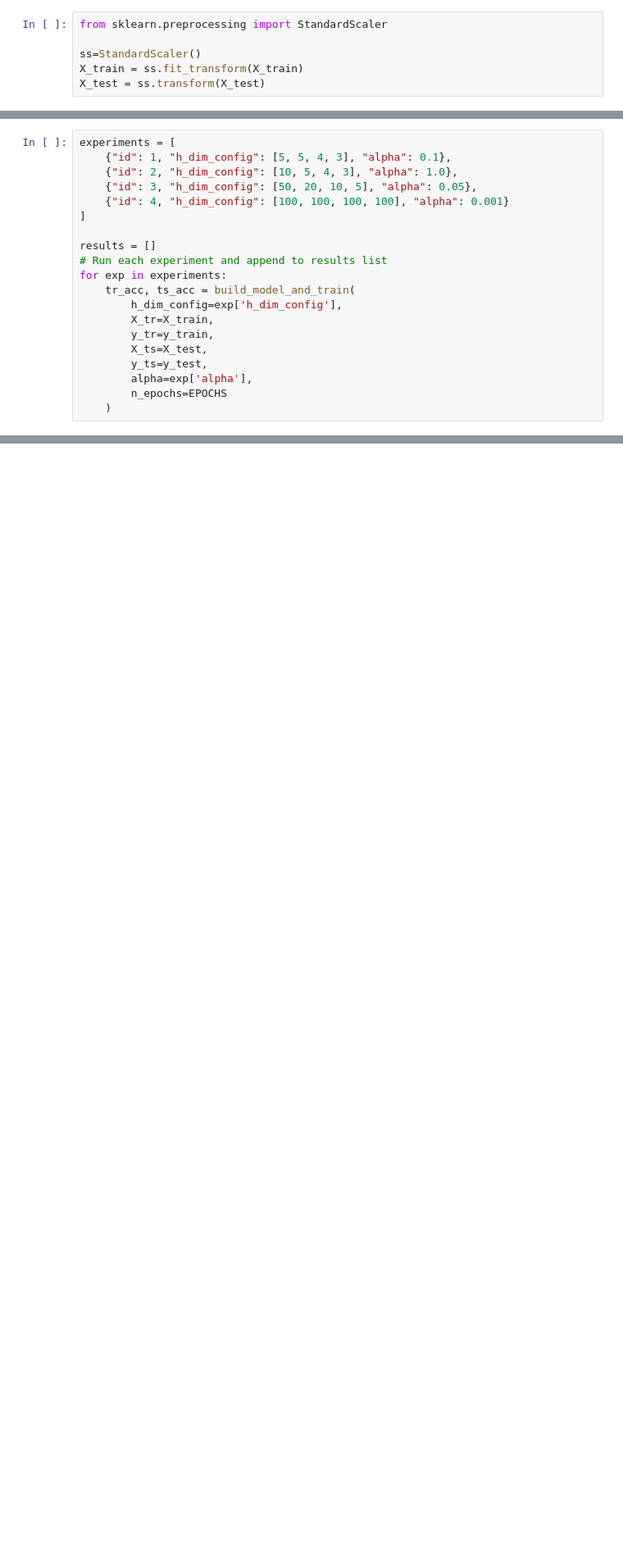
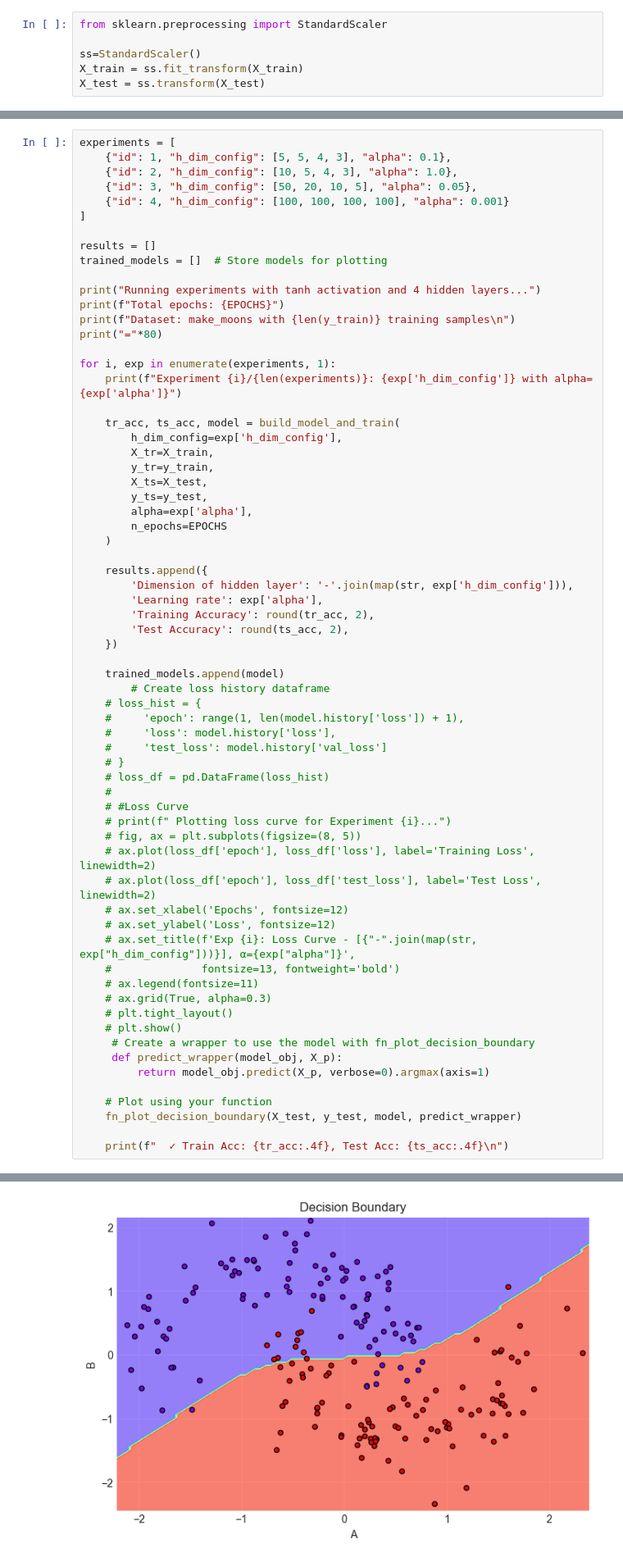
Before and after one commit to ishaan-eng/Deep-Learning, a Jupyter notebook: Assignment 4/Ishaan_Malra_A04_mutpile_hidden_layer_with_tanh_v0.ipynb, the cells around one changed output, grey strips where cells are left out. Shown: that part at 82% size. Drawn from its saved outputs; the diff is of its cells as text; blank space fills up the shorter version.

```diff
--- a/Assignment 4/Ishaan_Malra_A04_mutpile_hidden_layer_with_tanh_v0.ipynb
+++ b/Assignment 4/Ishaan_Malra_A04_mutpile_hidden_layer_with_tanh_v0.ipynb
@@ -211,20 +251,0 @@ def build_model_and_train(h_dim_config, X_tr, y_tr, X_ts, y_ts, alpha, n_epochs,
-# %%
-experiments = [
-    {"id": 1, "h_dim_config": [5, 5, 4, 3], "alpha": 0.1},
-    {"id": 2, "h_dim_config": [10, 5, 4, 3], "alpha": 1.0},
-    {"id": 3, "h_dim_config": [50, 20, 10, 5], "alpha": 0.05},
-    {"id": 4, "h_dim_config": [100, 100, 100, 100], "alpha": 0.001}
-]
-
-results = []
-# Run each experiment and append to results list
-for exp in experiments:
-    tr_acc, ts_acc = build_model_and_train(
-        h_dim_config=exp['h_dim_config'],
-        X_tr=X_train,
-        y_tr=y_train,
-        X_ts=X_test,
-        y_ts=y_test,
-        alpha=exp['alpha'],
-        n_epochs=EPOCHS
-    )
@@ -230,0 +256,67 @@ for exp in experiments:
+# %%
+experiments = [
+    {"id": 1, "h_dim_config": [5, 5, 4, 3], "alpha": 0.1},
+    {"id": 2, "h_dim_config": [10, 5, 4, 3], "alpha": 1.0},
+    {"id": 3, "h_dim_config": [50, 20, 10, 5], "alpha": 0.05},
+    {"id": 4, "h_dim_config": [100, 100, 100, 100], "alpha": 0.001}
+]
+
+results = []
+trained_models = []  # Store models for plotting
+
+print("Running experiments with tanh activation and 4 hidden layers...")
+print(f"Total epochs: {EPOCHS}")
+print(f"Dataset: make_moons with {len(y_train)} training samples\n")
+print("="*80)
+
+for i, exp in enumerate(experiments, 1):
+    print(f"Experiment {i}/{len(experiments)}: {exp['h_dim_config']} with alpha={exp['alpha']}")
+
+    tr_acc, ts_acc, model = build_model_and_train(
+        h_dim_config=exp['h_dim_config'],
+        X_tr=X_train,
+        y_tr=y_train,
+        X_ts=X_test,
+        y_ts=y_test,
+        alpha=exp['alpha'],
+        n_epochs=EPOCHS
+    )
+
+    results.append({
+        'Dimension of hidden layer': '-'.join(map(str, exp['h_dim_config'])),
+        'Learning rate': exp['alpha'],
+        'Training Accuracy': round(tr_acc, 2),
+        'Test Accuracy': round(ts_acc, 2),
+    })
+
+    trained_models.append(model)
+        # Create loss history dataframe
+    # loss_hist = {
+    #     'epoch': range(1, len(model.history['loss']) + 1),
+    #     'loss': model.history['loss'],
+    #     'test_loss': model.history['val_loss']
+    # }
+    # loss_df = pd.DataFrame(loss_hist)
+    #
+    # #Loss Curve
+    # print(f" Plotting loss curve for Experiment {i}...")
+    # fig, ax = plt.subplots(figsize=(8, 5))
+    # ax.plot(loss_df['epoch'], loss_df['loss'], label='Training Loss', linewidth=2)
+    # ax.plot(loss_df['epoch'], loss_df['test_loss'], label='Test Loss', linewidth=2)
+    # ax.set_xlabel('Epochs', fontsize=12)
+    # ax.set_ylabel('Loss', fontsize=12)
+    # ax.set_title(f'Exp {i}: Loss Curve - [{"-".join(map(str, exp["h_dim_config"]))}], α={exp["alpha"]}',
+    #              fontsize=13, fontweight='bold')
+    # ax.legend(fontsize=11)
+    # ax.grid(True, alpha=0.3)
+    # plt.tight_layout()
+    # plt.show()
+     # Create a wrapper to use the model with fn_plot_decision_boundary
+     def predict_wrapper(model_obj, X_p):
+         return model_obj.predict(X_p, verbose=0).argmax(axis=1)
+
+    # Plot using your function
+    fn_plot_decision_boundary(X_test, y_test, model, predict_wrapper)
+
+    print(f"  ✓ Train Acc: {tr_acc:.4f}, Test Acc: {ts_acc:.4f}\n")
+# %% [output]
@@ -230,0 +329 @@ for exp in experiments:
+[figure, added]
```
Also changed, not shown: parts of 9 cells of this notebook, 5 other files.
